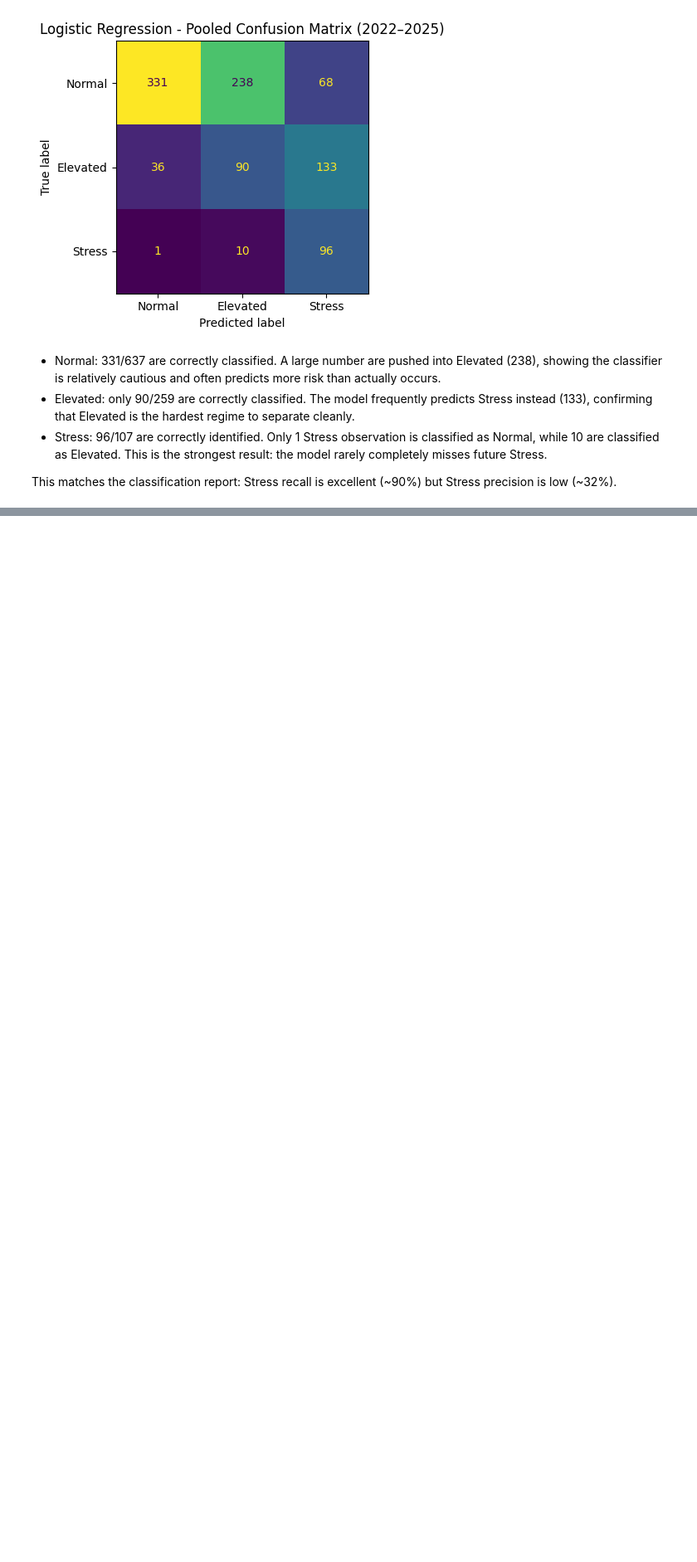
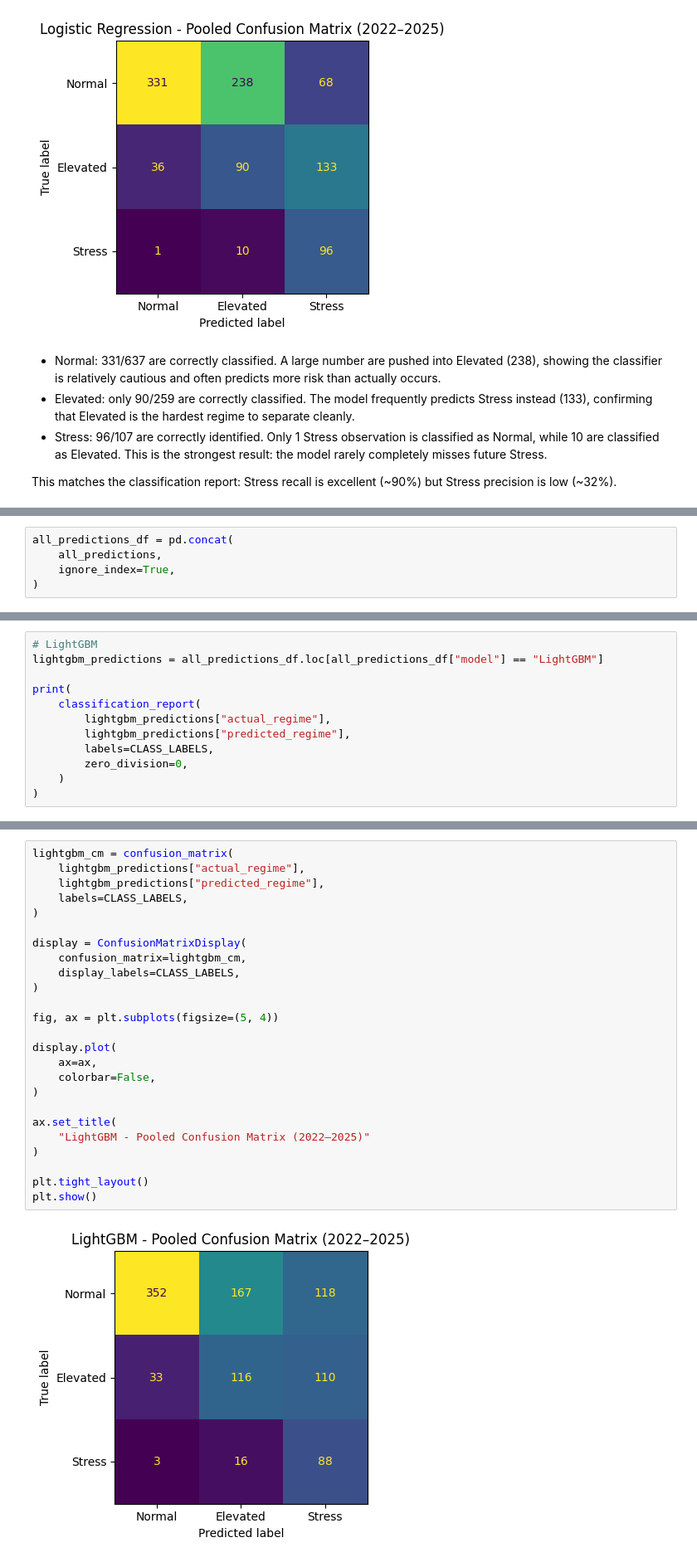
Before and after one commit to Lucie0124/Financial-Volatility-Forecasting, a Jupyter notebook: notebooks/05_regime_clssification.ipynb, the cells around one changed output, grey strips where cells are left out. Shown at 83% size. Saved outputs shown, nothing was run; the diff lists cells and outputs as text; blank space fills up the shorter version.

Commit message:
add LightGBM and compare with logistic regression

```diff
--- a/notebooks/05_regime_clssification.ipynb
+++ b/notebooks/05_regime_clssification.ipynb
@@ -702,0 +814,5 @@ This matches the classification report: Stress recall is excellent (~90%) but St
+# %%
+all_predictions_df = pd.concat(
+    all_predictions,
+    ignore_index=True,
+)
@@ -702,0 +843,12 @@ This matches the classification report: Stress recall is excellent (~90%) but St
+# %%
+# LightGBM
+lightgbm_predictions = all_predictions_df.loc[all_predictions_df["model"] == "LightGBM"]
+
+print(
+    classification_report(
+        lightgbm_predictions["actual_regime"],
+        lightgbm_predictions["predicted_regime"],
+        labels=CLASS_LABELS,
+        zero_division=0,
+    )
+)
@@ -702,0 +918,27 @@ This matches the classification report: Stress recall is excellent (~90%) but St
+# %%
+lightgbm_cm = confusion_matrix(
+    lightgbm_predictions["actual_regime"],
+    lightgbm_predictions["predicted_regime"],
+    labels=CLASS_LABELS,
+)
+
+display = ConfusionMatrixDisplay(
+    confusion_matrix=lightgbm_cm,
+    display_labels=CLASS_LABELS,
+)
+
+fig, ax = plt.subplots(figsize=(5, 4))
+
+display.plot(
+    ax=ax,
+    colorbar=False,
+)
+
+ax.set_title(
+    "LightGBM - Pooled Confusion Matrix (2022–2025)"
+)
+
+plt.tight_layout()
+plt.show()
+# %% [output]
+[figure, added]
```
Also changed, not shown: parts of 22 cells of this notebook.
